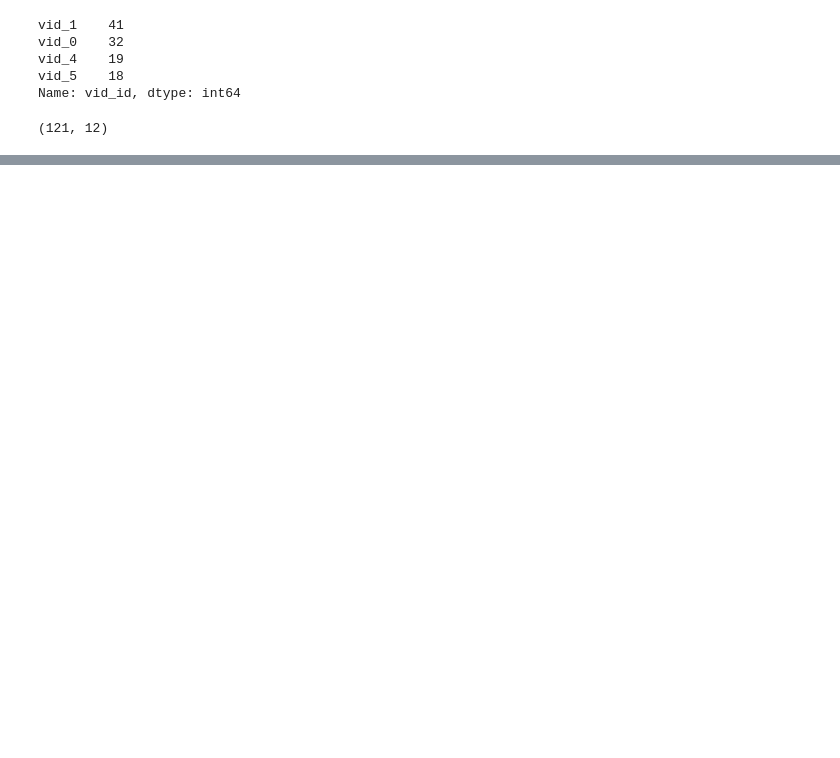
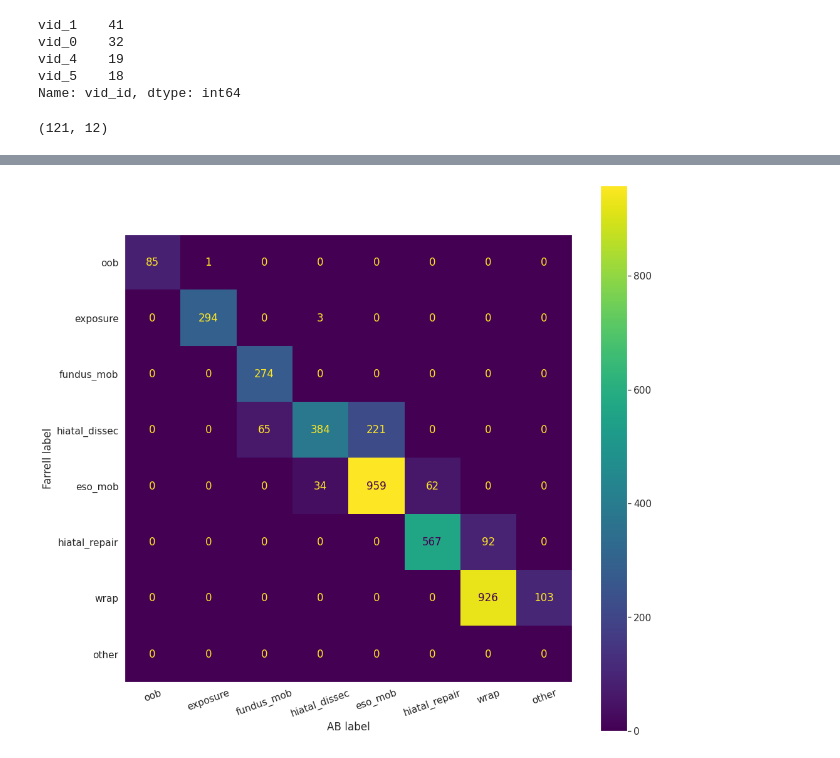
Before and after one commit to kchen315/hhr, a Jupyter notebook: source/compare_labels.ipynb, the cells around one changed output, grey strips where cells are left out. Cells and saved outputs as stored; diff of their text form; code cells hidden in the pictures; blank space fills up the shorter version.

```diff
--- a/source/compare_labels.ipynb
+++ b/source/compare_labels.ipynb
@@ -43,0 +149,3 @@ for vid_id in labels_gold['vid_id'].unique():
+# %%
+ab_labels = labels[labels['labeler'] == 'AB']
+ab_labels.shape
@@ -43,0 +154,3 @@ for vid_id in labels_gold['vid_id'].unique():
+# %%
+mm_labels = labels[labels['labeler'] == 'mm']
+mm_labels.shape
@@ -43,0 +159,3 @@ for vid_id in labels_gold['vid_id'].unique():
+# %%
+kc_labels = labels[labels['labeler'] == 'kc']
+kc_labels.shape
@@ -43,0 +203,16 @@ for vid_id in labels_gold['vid_id'].unique():
+# %%
+ab_frames['id'] = ab_frames['vid_id'] + '_' + ab_frames['second'].astype(str)
+mm_frames['id'] = mm_frames['vid_id'] + '_' + mm_frames['second'].astype(str)
+kc_frames['id'] = kc_frames['vid_id'] + '_' + kc_frames['second'].astype(str)
+ab_frames.set_index('id', inplace=True)
+mm_frames.set_index('id', inplace=True)
+kc_frames.set_index('id', inplace=True)
+ab_frames = ab_frames.merge(frames_gold, left_index=True, right_index=True, how='outer')
+mm_frames = mm_frames.merge(frames_gold, left_index=True, right_index=True, how='outer')
+kc_frames = kc_frames.merge(frames_gold, left_index=True, right_index=True, how='outer')
+ab_frames = ab_frames[['phase', 'phase_gold']]
+mm_frames = mm_frames[['phase', 'phase_gold']]
+kc_frames = kc_frames[['phase', 'phase_gold']]
+ab_frames = ab_frames.dropna()
+mm_frames = mm_frames.dropna()
+kc_frames = kc_frames.dropna()
@@ -43,0 +277,16 @@ for vid_id in labels_gold['vid_id'].unique():
+# %%
+cm = confusion_matrix(ab_frames['phase_gold'], ab_frames['phase'], labels=ab_frames['phase'].unique())
+disp = ConfusionMatrixDisplay(confusion_matrix=cm, display_labels=ab_frames['phase'].unique())
+disp.plot()
+#make the plot bigger
+fig = plt.gcf()
+fig.set_size_inches(16, 16)
+#remove the grid
+plt.grid(False)
+plt.ylabel('Farrell label')
+plt.xlabel('AB label')
+#make the x ticks 45 degrees
+plt.xticks(rotation=20)
+plt.show()
+# %% [output]
+[figure, added]
```
Also changed, not shown: parts of 30 cells of this notebook, 4 other files.
